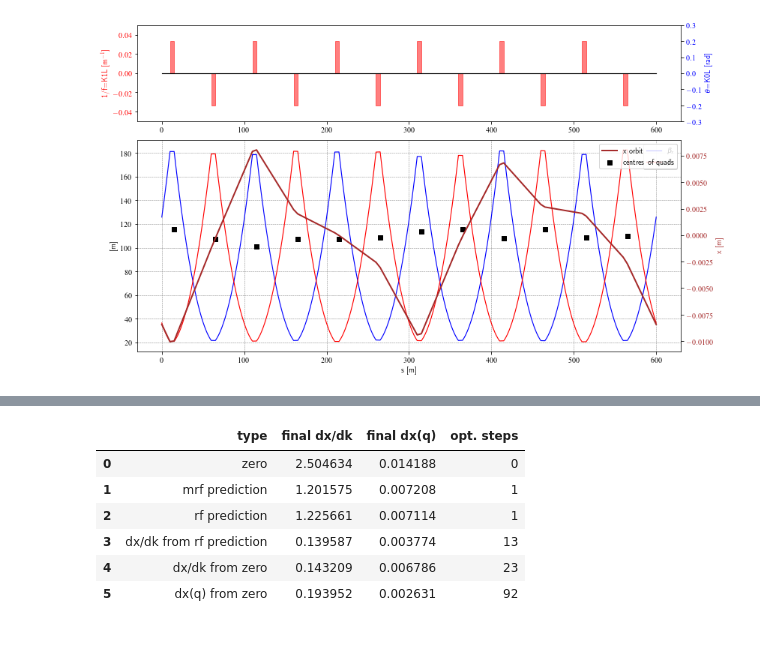
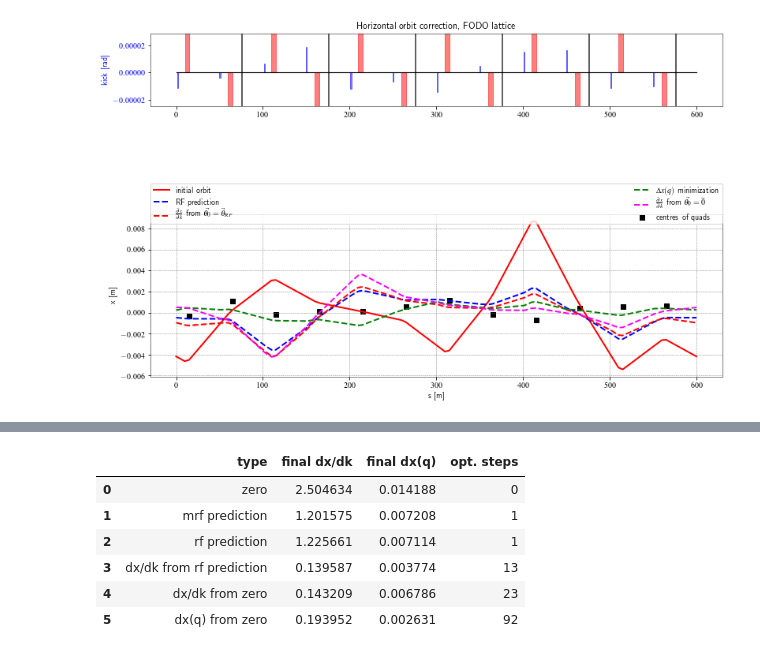
Before and after one commit to drabusov/beta-beating, a Jupyter notebook: FODO.ipynb, the cells around one changed output, grey strips where cells are left out. Drawn from its saved outputs; the diff is of its cells as text; code cells hidden in the pictures.

```diff
--- a/FODO.ipynb
+++ b/FODO.ipynb
@@ -223,0 +405,9 @@ myTwiss=madx.table.twiss.dframe()
+# %%
+myTwiss=add_err()[1]
+
+DF0=madx.table.twiss.dframe()
+bpmDF0 = DF0[DF0["keyword"]=="monitor"]
+qsPos = DF0[DF0["keyword"]=="quadrupole"]
+
+err =madx.table.efield.dframe()
+qsERR = err[err["name"].str.contains("q")]
@@ -224,57 +490,64 @@ myTwiss=madx.table.twiss.dframe()
 # %%
-# just plotting
+# plotting
+#fig = plt.figure()
 fig = plt.figure(figsize=(13,8))
-ax1=plt.subplot2grid((3,3), (0,0), colspan=3, rowspan=1)
+
+fig.subplots_adjust(hspace=0.25)
+ax1=plt.subplot2grid((4,3), (0,0), colspan=3, rowspan=1)
+ax1.set_title("Horizontal orbit correction, FODO lattice")
 plt.plot(myTwiss['s'],0*myTwiss['s'],'k')
 
-DF=myTwiss[(myTwiss['keyword']=='quadrupole')]
-for i in range(len(DF)):
-    aux=DF.iloc[i]
+tmp=DF1[DF1['keyword']=='quadrupole']
+for i in range(len(tmp)):
+    aux=tmp.iloc[i]
     plotLatticeSeries(plt.gca(),aux, height=aux.k1l, v_offset=aux.k1l/2, color='r')
 
-DF=myTwiss[(myTwiss['keyword']=='hkicker')]
-for i in range(len(DF)):
-    aux=DF.iloc[i]
+hk = []
+tmp=DF1[(DF1['keyword']=='hkicker')]
+for i in range(len(tmp)):
+    aux=tmp.iloc[i]
     plotLatticeSeries(plt.gca(),aux, height=aux.hkick, v_offset=aux.hkick/2, color='blue')
+    hk.append(aux.hkick)
     color = 'red'
 
-DF=myTwiss[(myTwiss['keyword']=='hmonitor')]
-for i in range(len(DF)):
-    aux=DF.iloc[i]
+tmp=DF1[(DF1['keyword']=='monitor')]
+for i in range(len(tmp)):
+    aux=tmp.iloc[i]
     plotLatticeSeries(plt.gca(),aux, height=0.01, v_offset=0.005, color='black')
-    color = 'black'
+    plotLatticeSeries(plt.gca(),aux, height=0.01, v_offset=-0.005, color='black')
+    color = 'blue'
 
 
-ax1.set_ylabel('1/f=K1L [m$^{-1}$]', color=color)
+#ax1.set_ylabel(r'hkick [$\delta p_y /p_0$]', color=color)
+ax1.set_ylabel(r'kick [rad]', color=color)
 ax1.tick_params(axis='y', labelcolor=color)
-plt.ylim(-.05,.05)
-#plt.title(f'CAS-19, $\\mu_x$ of the cell={madx.table.summ.Q1[0]/ncell: 2.3f},\
-#$\\mu_y$ of the cell={madx.table.summ.Q1[0]/ncell: 2.3f}')
-ax2 = ax1.twinx()
+plt.ylim(min(hk)-10**(-5),max(hk)+10**(-5))
 
-color = 'blue'
-ax2.set_ylabel('$\\theta$=K0L [rad]', color=color)
-ax2.tick_params(axis='y', labelcolor=color)
+axbeta=plt.subplot2grid((4,3), (2,0), colspan=3, rowspan=2,sharex=ax1)
+
+plt.plot(DF0['s'],DF0['x'],'r', label='initial orbit', lw=2)
+plt.plot(DF['s'],DF['x'],'blue',ls="--", label='RF prediction', lw=2)
+plt.plot(DF1['s'],DF1['x'],'red',ls="--", label=r'$\frac{\partial x}{\partial k}$ from $\vec{\theta_0}=\vec{\theta}_{RF}$', lw=2)
+plt.plot(DF2['s'],DF2['x'],'green',ls="--", label=r'$\Delta x(q)$ minimization', lw=2)
+plt.plot(DF3['s'],DF3['x'],'magenta',ls="--", label=r'$\frac{\partial x}{\partial k}$ from $\vec{\theta_0}=\vec{0}$', lw=2)
+plt.scatter(qsPos.s,qsERR.dx, label="centres of quads", marker = "s", color = "black")
+
+#plt.ylim([-0.03,0.04])
+
+#plt.scatter(bpmDF1.s,bpmDF1.x, color = "red", s = 50, marker="x", label="bpm final")
+
+#plt.legend()
+#plt.legend(bbox_to_anchor=(1.05, 1), loc=2, borderaxespad=0.)
+plt.legend(bbox_to_anchor=(0., 0.94, 1., .01), loc=3,
+           ncol=2, mode="expand", borderaxespad=0.)
+#l1 =plt.legend([p1,p2,p3],['initial orbit','RF prediction','dx/dk from RF prediction'], loc=1)
+#l2 =plt.legend([p4,p5,p6],['dx(q) minimization','dx/dk from zero',"centres of quads"], loc=4)
+#plt.gca().add_artist(l1)
 
 
-plt.ylim(-.3,.3)
-
-axbeta=plt.subplot2grid((3,3), (1,0), colspan=3, rowspan=2,sharex=ax1)
-
-plt.plot(myTwiss['s'],myTwiss['betx'],'b', label='$\\beta_x$')
-plt.plot(myTwiss['s'],myTwiss['bety'],'r', label='$\\beta_y$')
-plt.ylabel('[m]')
+plt.ylabel('x [m]')
 plt.xlabel('s [m]')
-plt.legend(loc='best')
-
 plt.grid()
 
-ax3 = plt.gca().twinx()
-plt.plot(myTwiss['s'],myTwiss['x'],'brown', label='x orbit', lw=2)
-plt.scatter(qsPos.s,qsERR.dx, label="centres of quads", marker = "s", color = "black")
-
-ax3.set_ylabel('x [m]', color='brown')
-ax3.tick_params(axis='y', labelcolor='brown')
-plt.legend(loc='best')
-#plt.ylim(0, 10);
+#plt.savefig("FODO_corr.pdf")
 # %% [output]
@@ -282 +554 @@ plt.legend(loc='best')
-[figure, old version]
+[figure, new version]
```
Also changed, not shown: parts of 28 cells of this notebook.
